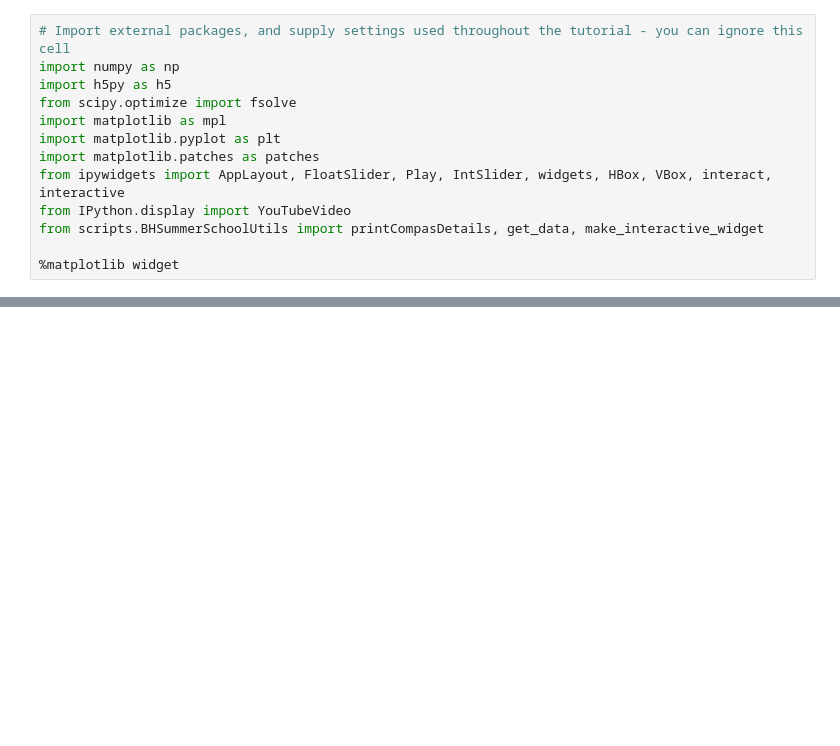
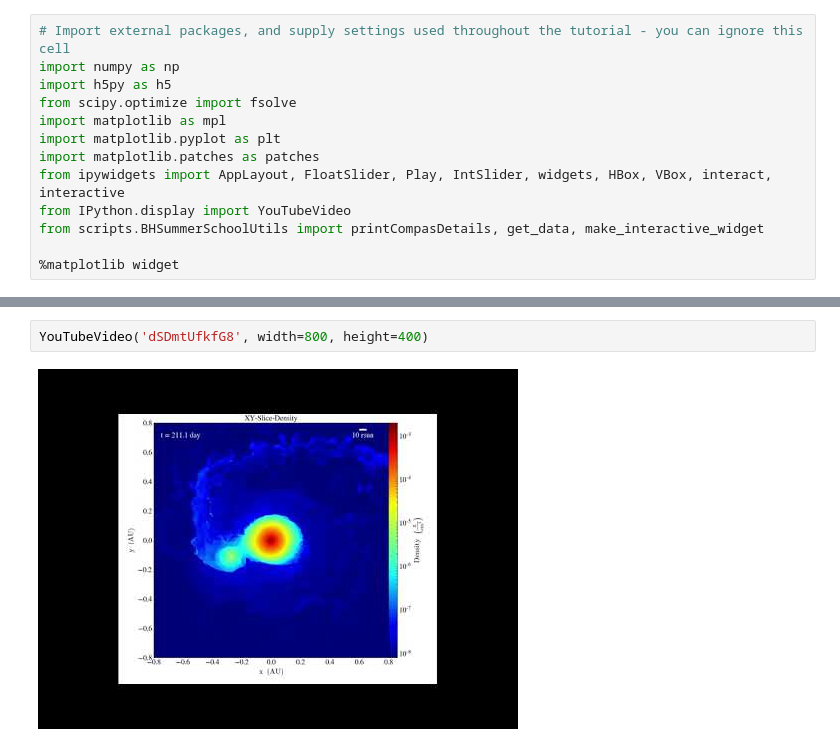
Before and after one commit to reinhold-willcox/blackhole_summer_school, a Jupyter notebook: notebooks/binary_star_evolution.ipynb, the cells around one changed output, grey strips where cells are left out. Drawn from its saved outputs; the diff is of its cells as text; blank space fills up the shorter version.

```diff
--- a/notebooks/binary_star_evolution.ipynb
+++ b/notebooks/binary_star_evolution.ipynb
@@ -168,0 +233,4 @@ plot_equipotential_surfaces(fig, ax, m1, m2, a, zoom=200, xcntr=0, num_contours=
+# %%
+YouTubeVideo('dSDmtUfkfG8', width=800, height=400)
+# %% [output]
+[figure, added]
```
Also changed, not shown: parts of 18 cells of this notebook, 11 other files.
